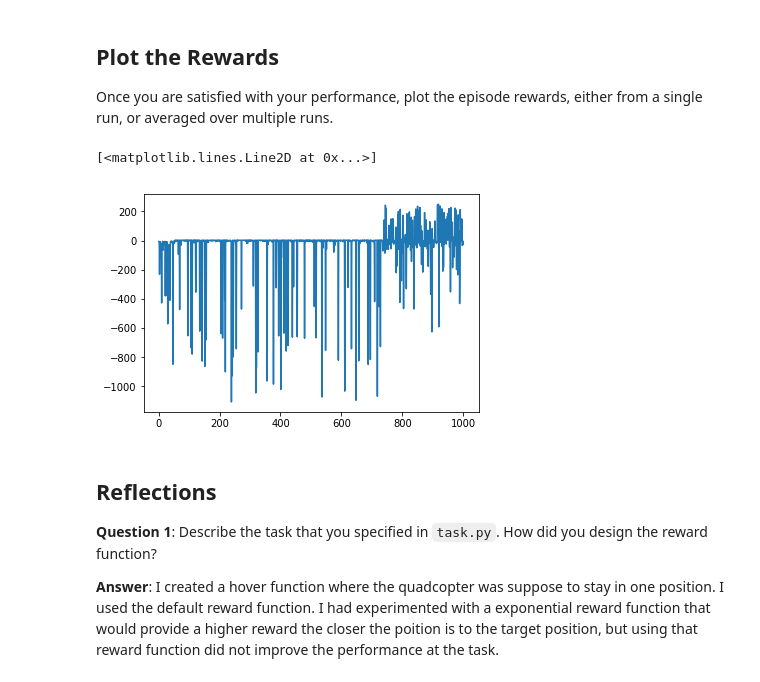
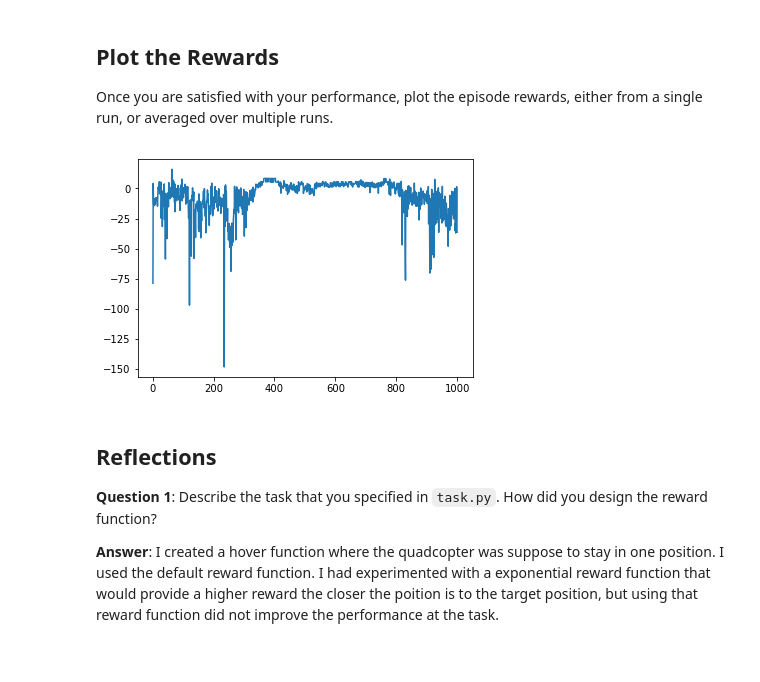
Before and after one commit to mattme94/RL-Quadcopter, a Jupyter notebook: Quadcopter_Project.ipynb, the cells around one changed output. Saved outputs shown, nothing was run; the diff lists cells and outputs as text; code cells hidden in the pictures.

```diff
--- a/Quadcopter_Project.ipynb
+++ b/Quadcopter_Project.ipynb
@@ -230,17 +230,15 @@ As you develop your agent, it's important to keep an eye on how it's performing.
 import sys
 import numpy as np
 import pandas as pd
-from agents.agent import Agent
+from agents.agent import DDPG
 from task import Hover
 
 num_episodes = 1000
 task = Hover()
-agent = Agent(task)
-labels = ['episode', 'rewards_total','final_pose']
+agent = DDPG(task)
+best_total_reward = 0
+best_episode=0
 rewards={}
-results=pd.DataFrame(columns=labels)
-
-best_total_reward = 0
 for i_episode in range(1, num_episodes+1):
     total_reward = 0
     state = agent.reset_episode() # start a new episode
@@ -248,18 +246,15 @@ for i_episode in range(1, num_episodes+1):
         action = agent.act(state)
         next_state, reward, done = task.step(action)
         total_reward += reward
-        if total_reward > best_total_reward:
-            best_total_reward = total_reward
-            best_episode=i_episode
-        agent.step(action, reward, next_state, done)
+        agent.step(action, reward, next_state, done, i_episode)
         state = next_state
         if done:
-            rows={'episode':str(i_episode),'rewards_total':str(total_reward),'final_pose':'|'.join(str(e) for e in list(state[:3]))}
-            results=results.append(rows,ignore_index=True)
             rewards[i_episode]=total_reward
-            print("\rEpisode = {:4d}, total reward={:7.3f} ,score = {:7.3f} (best_score = {:7.3f})".format(
-                i_episode, total_reward, agent.score, agent.best_score), end="")  # [debug]
+            if total_reward > best_total_reward:
+                best_total_reward = total_reward
+                best_episode=i_episode
+            print("\rEpisode = {:4d}, total reward={:7.3f} , best_reward = {:7.3f}, best_episode={:4d})".format(
+                i_episode, total_reward, best_total_reward, best_episode), end="")  # [debug]
             break
     sys.stdout.flush()
-results.to_csv('rewardsNN.csv', index=False)
 # %% [output]
@@ -278,11 +266,11 @@ Once you are satisfied with your performance, plot the episode rewards, either f
 # %%
 ## TODO: Plot the rewards.
 import matplotlib.pyplot as plt
 
-plt.plot(rewards.keys(), rewards.values())
+plt.plot(list(rewards.keys()), list(rewards.values()))
+plt.show()
 # %% [output]
-[<matplotlib.lines.Line2D at 0x...>]
-[figure, old version]
+[figure, new version]
 # %% [markdown]
 ## Reflections
 
```
Also changed, not shown: parts of 29 cells of this notebook.
